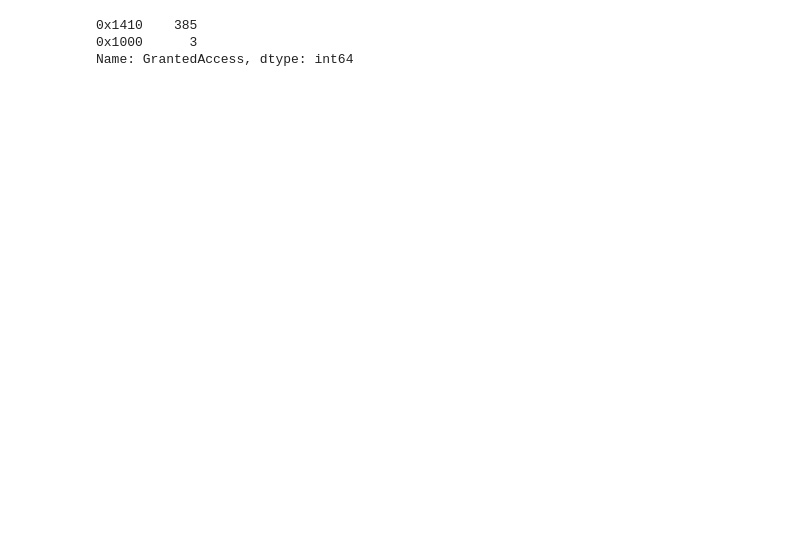
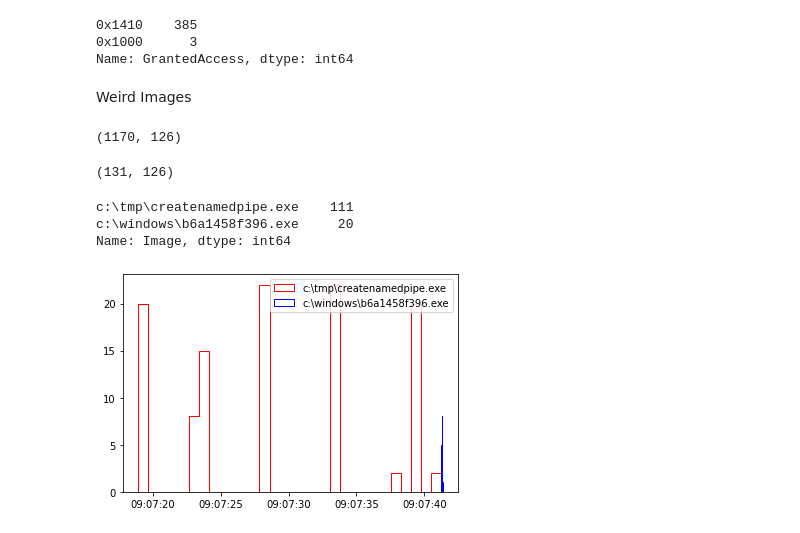
Before and after one commit to samar14641/cyber-ent-extraction, a Jupyter notebook: cobalt_strike_eda.ipynb, the cells around one changed output. Saved outputs shown, nothing was run; the diff lists cells and outputs as text; code cells hidden in the pictures; blank space fills up the shorter version.

Commit message:
working on isolating samples by image

```diff
--- a/cobalt_strike_eda.ipynb
+++ b/cobalt_strike_eda.ipynb
@@ -173,0 +154,3 @@ Name: Image, dtype: int64
+# %%
+df['Image'] = df['Image'].apply(lambda x: x if pd.isna(x) else x.lower().strip())
+df['Image'].value_counts()
@@ -576,3 +581,29 @@ win_def['GrantedAccess'].value_counts()
 0x1410    385
 0x1000      3
 Name: GrantedAccess, dtype: int64
+# %% [markdown]
+Weird Images
+# %%
+img_df = df.iloc[df['Image'].dropna().index, ]
+img_df.shape
+# %% [output]
+(1170, 126)
+# %%
+img_df = img_df[img_df['Image'].apply(lambda x: 'tmp' in x or 'b6a1458f396' in x)]
+img_df.shape
+# %% [output]
+(131, 126)
+# %%
+img_df['Image'].value_counts()
+# %% [output]
+c:\tmp\createnamedpipe.exe    111
+c:\windows\b6a1458f396.exe     20
+Name: Image, dtype: int64
+# %%
+plt.hist(img_df[img_df['Image'] == 'c:\\tmp\\createnamedpipe.exe']['@timestamp'], bins = 30, histtype = 'step', color = '#ff0000', label = 'c:\\tmp\\createnamedpipe.exe')
+plt.hist(img_df[img_df['Image'] == 'c:\\windows\\b6a1458f396.exe']['@timestamp'], bins = 5, histtype = 'step', color = '#0000ff', label = 'c:\\windows\\b6a1458f396.exe')
+plt.legend()
+plt.show()
+plt.close()
+# %% [output]
+[figure, added]
```
Also changed, not shown: parts of 23 cells of this notebook.
